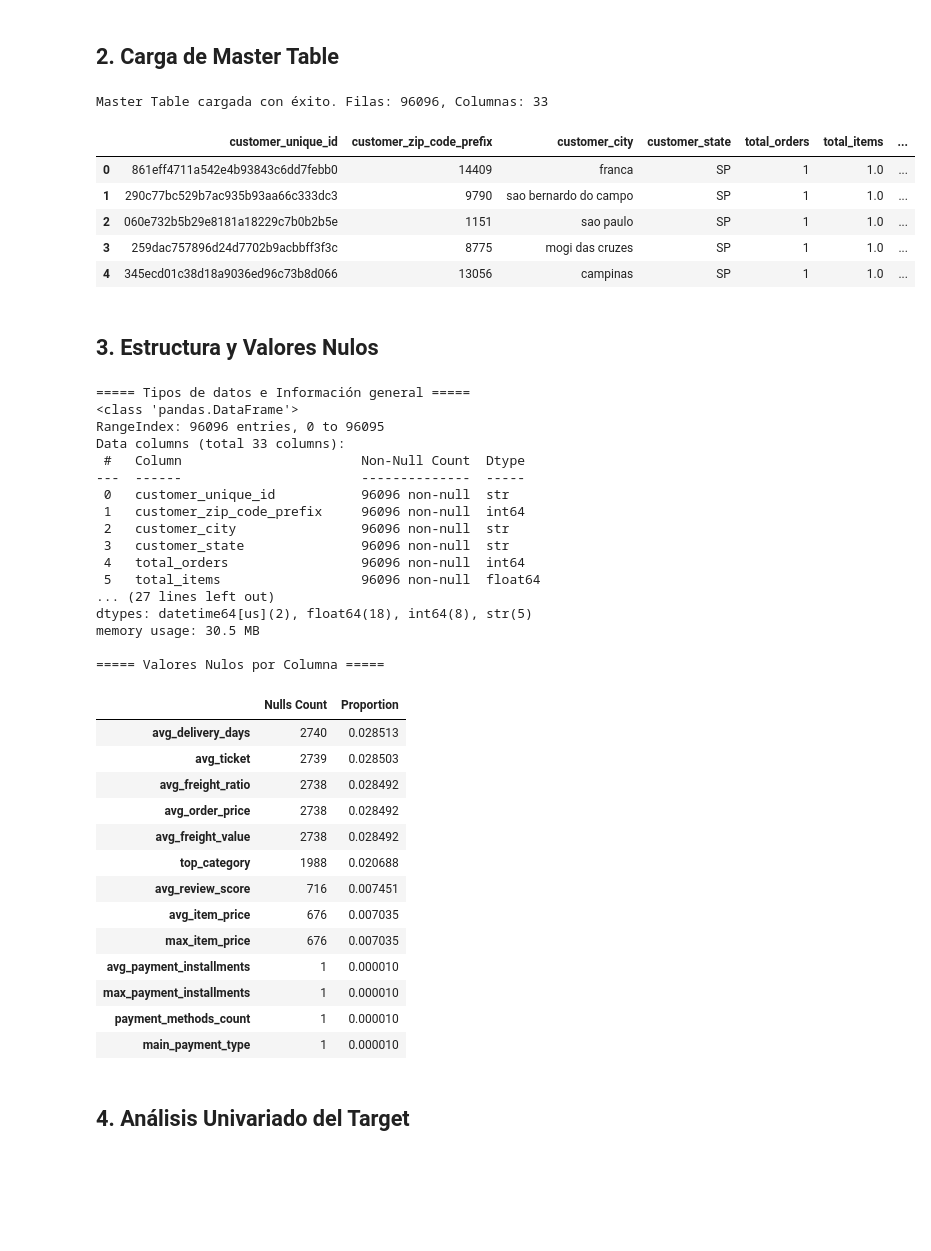
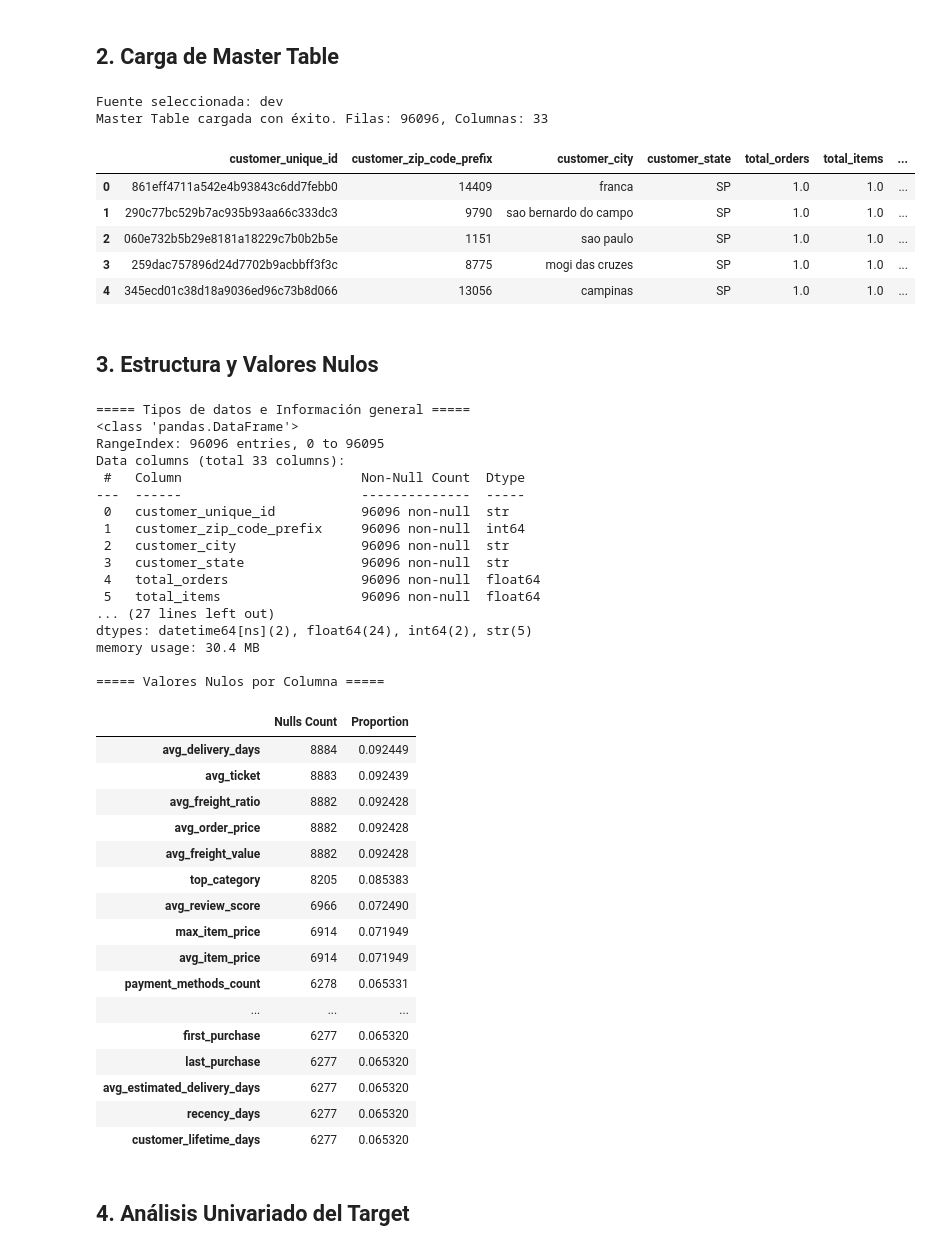
Before and after one commit to gastonnina/miadas_mod_13_scrum, a Jupyter notebook: notebooks/sprint_01_eda/02_eda_premium_customers.ipynb, the cells around one changed output. Saved outputs shown, nothing was run; the diff lists cells and outputs as text; code cells hidden in the pictures; blank space fills up the shorter version.

```diff
--- a/notebooks/sprint_01_eda/02_eda_premium_customers.ipynb
+++ b/notebooks/sprint_01_eda/02_eda_premium_customers.ipynb
@@ -30,19 +31,27 @@ sns.set_theme(style="whitegrid", palette="muted")
 # %%
 PROJECT_ROOT = Path("../..").resolve()
 PROCESSED_DIR = PROJECT_ROOT / "data" / "processed"
-master_table_path = PROCESSED_DIR / "master_table.parquet"
+
+PROFILE_SOURCE = os.getenv("PROFILE_SOURCE", "dev").strip().lower()  # raw | dev
+if PROFILE_SOURCE not in {"raw", "dev"}:
+    raise ValueError("PROFILE_SOURCE debe ser 'raw' o 'dev'")
+
+input_name = "master_table.parquet" if PROFILE_SOURCE == "raw" else "master_table_dev.parquet"
+master_table_path = PROCESSED_DIR / input_name
 
 df = pd.read_parquet(master_table_path)
+print(f"Fuente seleccionada: {PROFILE_SOURCE}")
 print(f"Master Table cargada con éxito. Filas: {df.shape[0]}, Columnas: {df.shape[1]}")
 df.head()
 # %% [output]
+Fuente seleccionada: dev
 Master Table cargada con éxito. Filas: 96096, Columnas: 33
 |  | customer_unique_id | customer_zip_code_prefix | customer_city | customer_state | total_orders | total_items | ... |
-| 0 | 861eff4711a542e4b93843c6dd7febb0 | 14409 | franca | SP | 1 | 1.0 | ... |
-| 1 | 290c77bc529b7ac935b93aa66c333dc3 | 9790 | sao bernardo do campo | SP | 1 | 1.0 | ... |
-| 2 | 060e732b5b29e8181a18229c7b0b2b5e | 1151 | sao paulo | SP | 1 | 1.0 | ... |
-| 3 | 259dac757896d24d7702b9acbbff3f3c | 8775 | mogi das cruzes | SP | 1 | 1.0 | ... |
-| 4 | 345ecd01c38d18a9036ed96c73b8d066 | 13056 | campinas | SP | 1 | 1.0 | ... |
+| 0 | 861eff4711a542e4b93843c6dd7febb0 | 14409 | franca | SP | 1.0 | 1.0 | ... |
+| 1 | 290c77bc529b7ac935b93aa66c333dc3 | 9790 | sao bernardo do campo | SP | 1.0 | 1.0 | ... |
+| 2 | 060e732b5b29e8181a18229c7b0b2b5e | 1151 | sao paulo | SP | 1.0 | 1.0 | ... |
+| 3 | 259dac757896d24d7702b9acbbff3f3c | 8775 | mogi das cruzes | SP | 1.0 | 1.0 | ... |
+| 4 | 345ecd01c38d18a9036ed96c73b8d066 | 13056 | campinas | SP | 1.0 | 1.0 | ... |
 # %% [markdown]
 ## 3. Estructura y Valores Nulos
 # %%
@@ -67,27 +76,30 @@ Data columns (total 33 columns):
  1   customer_zip_code_prefix     96096 non-null  int64
  2   customer_city                96096 non-null  str
  3   customer_state               96096 non-null  str
- 4   total_orders                 96096 non-null  int64
+ 4   total_orders                 96096 non-null  float64
  5   total_items                  96096 non-null  float64
 ... (27 lines left out)
-dtypes: datetime64[us](2), float64(18), int64(8), str(5)
-memory usage: 30.5 MB
+dtypes: datetime64[ns](2), float64(24), int64(2), str(5)
+memory usage: 30.4 MB
 
 ===== Valores Nulos por Columna =====
 |  | Nulls Count | Proportion |
-| avg_delivery_days | 2740 | 0.028513 |
-| avg_ticket | 2739 | 0.028503 |
-| avg_freight_ratio | 2738 | 0.028492 |
-| avg_order_price | 2738 | 0.028492 |
-| avg_freight_value | 2738 | 0.028492 |
-| top_category | 1988 | 0.020688 |
-| avg_review_score | 716 | 0.007451 |
-| avg_item_price | 676 | 0.007035 |
-| max_item_price | 676 | 0.007035 |
-| avg_payment_installments | 1 | 0.000010 |
-| max_payment_installments | 1 | 0.000010 |
-| payment_methods_count | 1 | 0.000010 |
-| main_payment_type | 1 | 0.000010 |
+| avg_delivery_days | 8884 | 0.092449 |
+| avg_ticket | 8883 | 0.092439 |
+| avg_freight_ratio | 8882 | 0.092428 |
+| avg_order_price | 8882 | 0.092428 |
+| avg_freight_value | 8882 | 0.092428 |
+| top_category | 8205 | 0.085383 |
+| avg_review_score | 6966 | 0.072490 |
+| max_item_price | 6914 | 0.071949 |
+| avg_item_price | 6914 | 0.071949 |
+| payment_methods_count | 6278 | 0.065331 |
+| ... | ... | ... |
+| first_purchase | 6277 | 0.065320 |
+| last_purchase | 6277 | 0.065320 |
+| avg_estimated_delivery_days | 6277 | 0.065320 |
+| recency_days | 6277 | 0.065320 |
+| customer_lifetime_days | 6277 | 0.065320 |
 # %% [markdown]
 ## 4. Análisis Univariado del Target
 # %%
```
Also changed, not shown: parts of 9 cells of this notebook, 19 other files.
